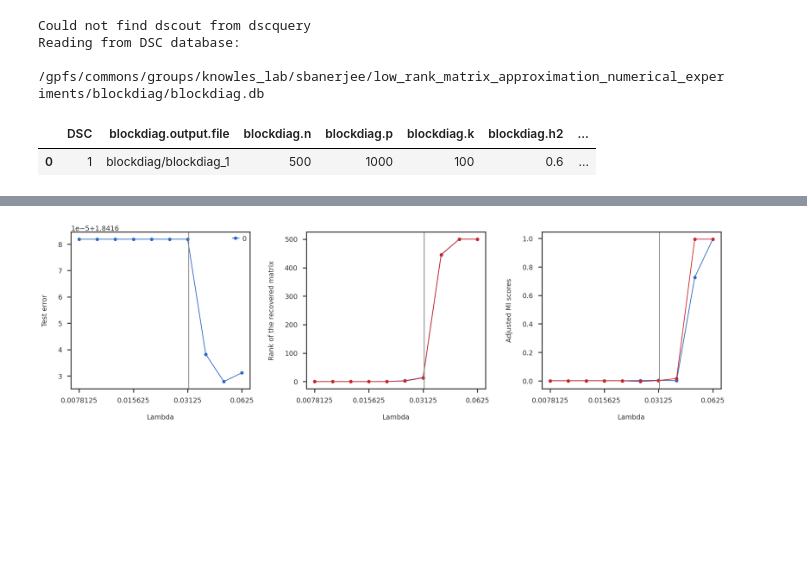
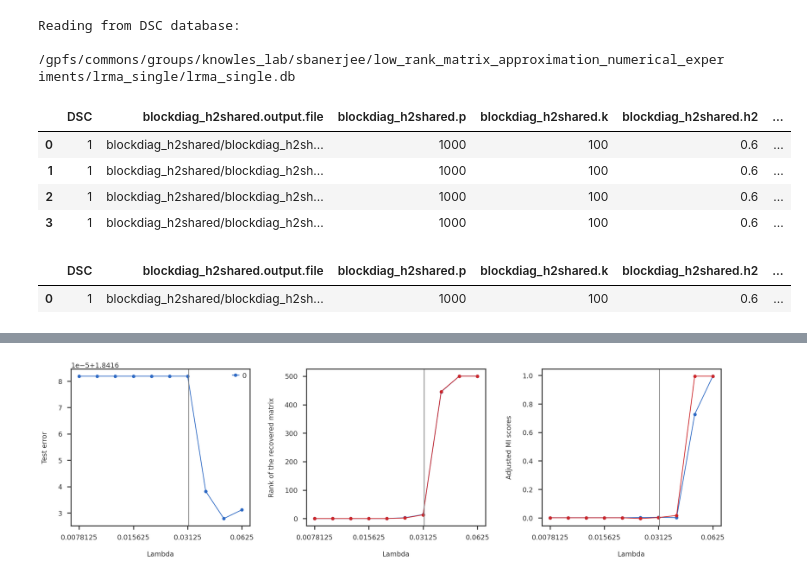
Before and after one commit to banskt/lrma-dsc, a Jupyter notebook: analysis/read_simulation.ipynb, the cells around one changed output, grey strips where cells are left out. Saved outputs shown, nothing was run; the diff lists cells and outputs as text; code cells hidden in the pictures; blank space fills up the shorter version.

```diff
--- a/analysis/read_simulation.ipynb
+++ b/analysis/read_simulation.ipynb
@@ -17,33 +19,41 @@ mpl_stylesheet.banskt_presentation(splinecolor = 'black', dpi = 120)
 # %%
-dsc_output = "/gpfs/commons/groups/knowles_lab/sbanerjee/low_rank_matrix_approximation_numerical_experiments/blockdiag"
+dsc_output = "/gpfs/commons/groups/knowles_lab/sbanerjee/low_rank_matrix_approximation_numerical_experiments/lrma_single"
 
 dsc_fname  = os.path.basename(os.path.normpath(dsc_output))
 db = os.path.join(dsc_output, dsc_fname + ".db")
 respkl   = os.path.join("../dsc/results", dsc_fname + ".pkl")
 dscoutpkl = os.path.join("../dsc/results", dsc_fname + "_dscout.pkl")
 
 if os.path.isfile(dscoutpkl):
     dscout = pd.read_pickle(dscoutpkl)
 else:
     print ("Could not find dscout from dscquery")
 
 refresh_pickle = True
-target = ["blockdiag"] + [f"blockdiag.{prop}" for prop in ["n", "p", "k", "h2", "h2_shared_frac", "aq", "a0"]]
+sim_module = "blockdiag_h2shared"
+target = [sim_module] + [f"{sim_module}.{prop}" for prop in ["p", "k", "h2", "h2_shared_frac", "aq", "a0"]]
 
 condition = [""]
 
 print ("Reading from DSC database:")
 print (f"    {db}")
 print ("")
 
 qp = dscQP(db, target, condition)
 df = qp.output_table
 
 df
 # %% [output]
-Could not find dscout from dscquery
 Reading from DSC database:
-    /gpfs/commons/groups/knowles_lab/sbanerjee/low_rank_matrix_approximation_numerical_experiments/blockdiag/blockdiag.db
+    /gpfs/commons/groups/knowles_lab/sbanerjee/low_rank_matrix_approximation_numerical_experiments/lrma_single/lrma_single.db
-|  | DSC | blockdiag.output.file | blockdiag.n | blockdiag.p | blockdiag.k | blockdiag.h2 | ... |
-| 0 | 1 | blockdiag/blockdiag_1 | 500 | 1000 | 100 | 0.6 | ... |
+|  | DSC | blockdiag_h2shared.output.file | blockdiag_h2shared.p | blockdiag_h2shared.k | blockdiag_h2shared.h2 | ... |
+| 0 | 1 | blockdiag_h2shared/blockdiag_h2sh... | 1000 | 100 | 0.6 | ... |
+| 1 | 1 | blockdiag_h2shared/blockdiag_h2sh... | 1000 | 100 | 0.6 | ... |
+| 2 | 1 | blockdiag_h2shared/blockdiag_h2sh... | 1000 | 100 | 0.6 | ... |
+| 3 | 1 | blockdiag_h2shared/blockdiag_h2sh... | 1000 | 100 | 0.6 | ... |
+# %%
+df.iloc[[0]]
+# %% [output]
+|  | DSC | blockdiag_h2shared.output.file | blockdiag_h2shared.p | blockdiag_h2shared.k | blockdiag_h2shared.h2 | ... |
+| 0 | 1 | blockdiag_h2shared/blockdiag_h2sh... | 1000 | 100 | 0.6 | ... |
 # %%
```
Also changed, not shown: parts of 40 cells of this notebook, 25 other files.
